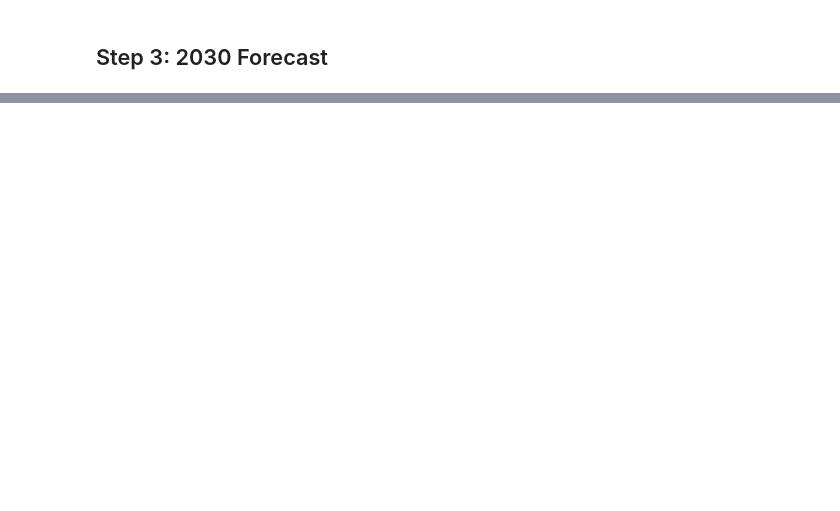
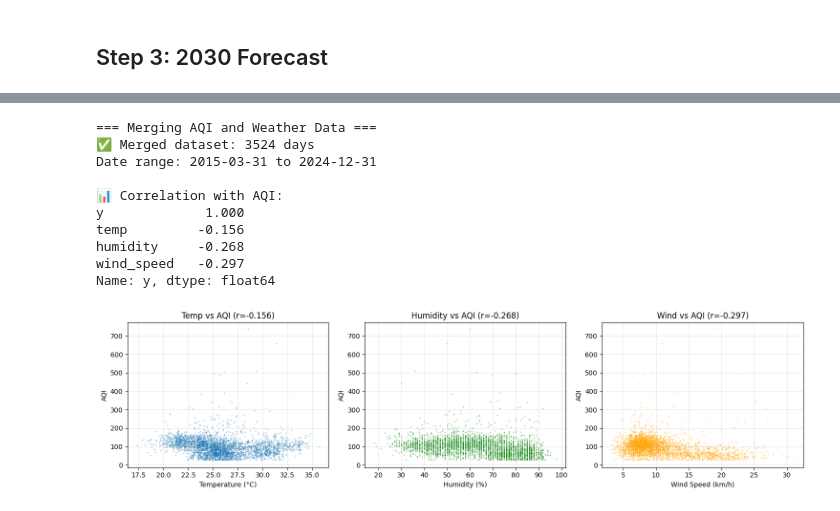
Before and after one commit to PaddyCH96/india-aqi-forecasting, a Jupyter notebook: notebooks/03_complete_analysis.ipynb, the cells around one changed output, grey strips where cells are left out. Saved outputs shown, nothing was run; the diff lists cells and outputs as text; code cells hidden in the pictures; blank space fills up the shorter version.

```diff
--- a/notebooks/03_complete_analysis.ipynb
+++ b/notebooks/03_complete_analysis.ipynb
@@ -141,0 +247,53 @@ print('✅ Components saved')
+# %%
+# Cell 12: Merge AQI + Weather Data
+print("=== Merging AQI and Weather Data ===")
+
+# Ensure df has the weather data
+df_merged = df.merge(df_weather, on='ds', how='inner')
+
+print(f"✅ Merged dataset: {len(df_merged)} days")
+print(f"Date range: {df_merged['ds'].min().date()} to {df_merged['ds'].max().date()}")
+
+# Check correlations
+print("\n📊 Correlation with AQI:")
+correlations = df_merged[['y', 'temp', 'humidity', 'wind_speed']].corr()['y'].sort_values(ascending=False)
+print(correlations.round(3))
+
+# Visualize relationships
+fig, axes = plt.subplots(1, 3, figsize=(15, 4))
+
+# Temp vs AQI
+axes[0].scatter(df_merged['temp'], df_merged['y'], alpha=0.3, s=1)
+axes[0].set_xlabel('Temperature (°C)')
+axes[0].set_ylabel('AQI')
+axes[0].set_title(f"Temp vs AQI (r={correlations['temp']:.3f})")
+axes[0].grid(True, alpha=0.3)
+
+# Humidity vs AQI
+axes[1].scatter(df_merged['humidity'], df_merged['y'], alpha=0.3, s=1, color='green')
+axes[1].set_xlabel('Humidity (%)')
+axes[1].set_ylabel('AQI')
+axes[1].set_title(f"Humidity vs AQI (r={correlations['humidity']:.3f})")
+axes[1].grid(True, alpha=0.3)
+
+# Wind vs AQI
+axes[2].scatter(df_merged['wind_speed'], df_merged['y'], alpha=0.3, s=1, color='orange')
+axes[2].set_xlabel('Wind Speed (km/h)')
+axes[2].set_ylabel('AQI')
+axes[2].set_title(f"Wind vs AQI (r={correlations['wind_speed']:.3f})")
+axes[2].grid(True, alpha=0.3)
+
+plt.tight_layout()
+plt.show()
+# %% [output]
+=== Merging AQI and Weather Data ===
+✅ Merged dataset: 3524 days
+Date range: 2015-03-31 to 2024-12-31
+
+📊 Correlation with AQI:
+y             1.000
+temp         -0.156
+humidity     -0.268
+wind_speed   -0.297
+Name: y, dtype: float64
+[figure, added]
```
Also changed, not shown: parts of 21 cells of this notebook, 3 other files.
